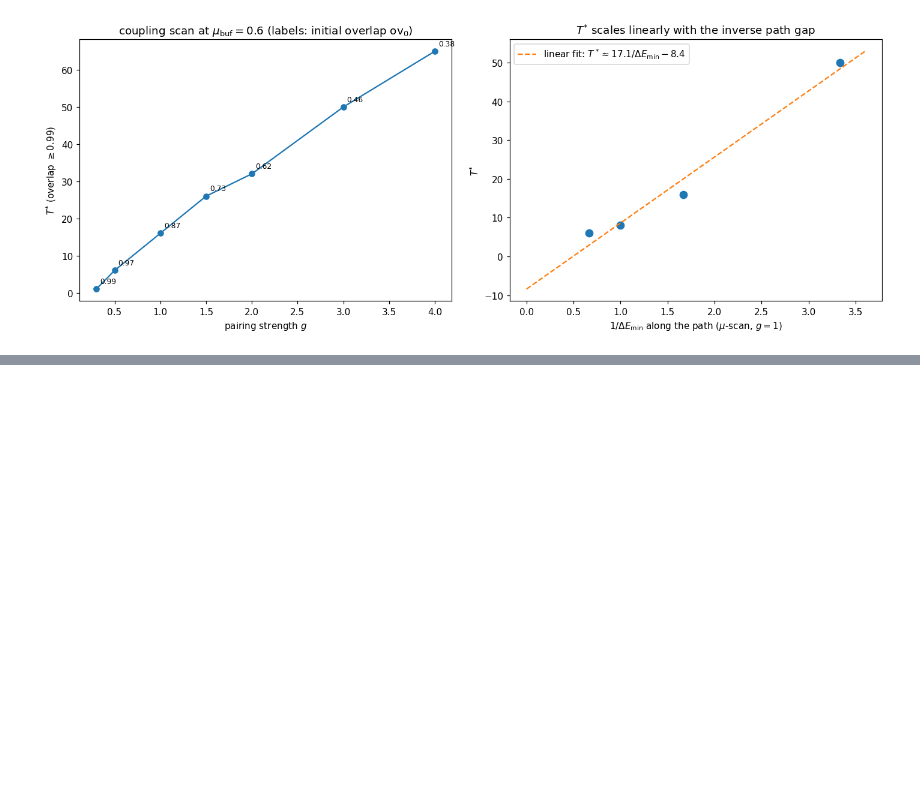
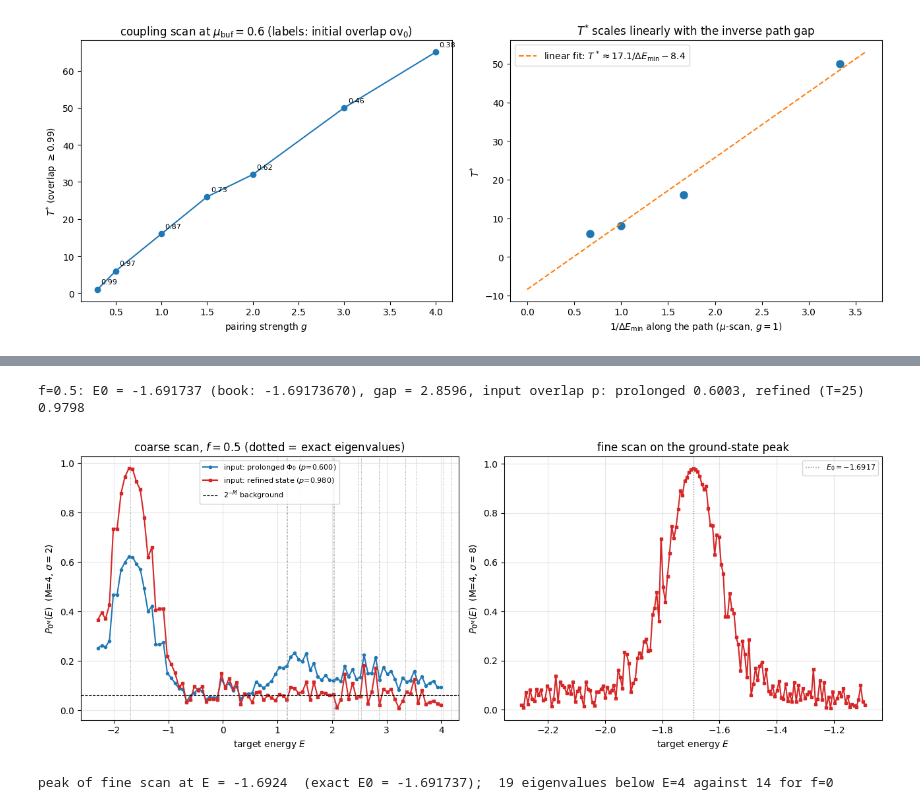
Before and after one commit to CompPhysics/QuantumComputingQuNorth, a Jupyter notebook: EigenQ/pairing-eigenq/notebooks/ResolutionRefPairing.ipynb, the cells around one changed output, grey strips where cells are left out. Saved outputs shown, nothing was run; the diff lists cells and outputs as text; code cells hidden in the pictures; blank space fills up the shorter version.

```diff
--- a/EigenQ/pairing-eigenq/notebooks/ResolutionRefPairing.ipynb
+++ b/EigenQ/pairing-eigenq/notebooks/ResolutionRefPairing.ipynb
@@ -1973,0 +2207,46 @@ mu_buf=1.50  min path gap=1.499  T*=6.0
+# %%
+# <!-- EXT:PH -->
+# ---- rodeo energy scan at f=0.5: prolonged vs refined input ----
+F_SCAN = 0.5
+psi_ref, Hrod = pl.refine_state(N, 4, 25.0, f=F_SCAN)
+Pm = pl.prolong_matrix(2, 4, N)
+nl, sl, il = pl.build_sector(2, N); Hl = pl.H_pairing_sparse(2, G, N, sl, il, f=F_SCAN).toarray()
+psi_pro = Pm @ np.linalg.eigh(Hl)[1][:, 0]; psi_pro = psi_pro/np.linalg.norm(psi_pro)
+wR, VR = np.linalg.eigh(Hrod); E0 = wR[0]; GS = VR[:, 0]
+p_ref = abs(np.vdot(GS, psi_ref))**2; p_pro = abs(np.vdot(GS, psi_pro))**2
+print(f"f={F_SCAN}: E0 = {E0:.6f} (book: -1.69173670), gap = {wR[1]-wR[0]:.4f}, "
+      f"input overlap p: prolonged {p_pro:.4f}, refined (T=25) {p_ref:.4f}")
+
+def scan(v0, Es, sigma, H, M=4, n_sets=12, seed=0):
+    rng = np.random.default_rng(seed); out = np.zeros(len(Es))
+    for s in range(n_sets):
+        for j, E in enumerate(Es):
+            out[j] += pl.rodeo_allzero_prob(v0, H, rng.normal(0, sigma, M), E)
+    return out/n_sets
+
+Es_coarse = np.linspace(E0-0.6, 4.0, 90)
+Es_fine = np.linspace(E0-0.6, E0+0.6, 161)
+Pc_pro = scan(psi_pro, Es_coarse, 2.0, Hrod); Pc_ref = scan(psi_ref, Es_coarse, 2.0, Hrod)
+Pf_ref = scan(psi_ref, Es_fine, 8.0, Hrod)
+
+fig, (axL, axR) = plt.subplots(1, 2, figsize=(13, 5))
+axL.plot(Es_coarse, Pc_pro, 'o-', ms=3, color='C0', label='input: prolonged $\\Phi_0$ ($p$=%.3f)' % p_pro)
+axL.plot(Es_coarse, Pc_ref, 's-', ms=3, color='C3', label='input: refined state ($p$=%.3f)' % p_ref)
+for e in np.unique(np.round(wR[wR < 4.2], 4)):
+    axL.axvline(e, color='gray', ls=':', lw=0.6)
+axL.axhline(0.5**4, color='k', ls='--', lw=0.8, label='$2^{-M}$ background')
+axL.set_xlabel('target energy $E$'); axL.set_ylabel(r'$P_{0^M}(E)$  (M=4, $\sigma=2$)')
+axL.set_title(f'coarse scan, $f={F_SCAN}$ (dotted = exact eigenvalues)'); axL.legend(fontsize=8); axL.grid(alpha=0.3)
+axR.plot(Es_fine, Pf_ref, 's-', ms=3, color='C3')
+axR.axvline(E0, color='gray', ls=':', lw=1.0, label=f'$E_0={E0:.4f}$')
+axR.set_xlabel('target energy $E$'); axR.set_ylabel(r'$P_{0^M}(E)$  (M=4, $\sigma=8$)')
+axR.set_title('fine scan on the ground-state peak'); axR.legend(fontsize=8); axR.grid(alpha=0.3)
+plt.tight_layout(); plt.show()
+jpk = np.argmax(Pf_ref); y0, y1, y2 = Pf_ref[jpk-1:jpk+2]; dx = Es_fine[1]-Es_fine[0]
+Epk = Es_fine[jpk] + 0.5*dx*(y0-y2)/(y0-2*y1+y2)
+print(f"peak of fine scan at E = {Epk:.4f}  (exact E0 = {E0:.6f});  "
+      f"{np.sum(wR < 4.0)} eigenvalues below E=4 against {np.sum(np.linalg.eigvalsh(pl.H_pairing_sparse(4, G, N, *pl.build_sector(4, N)[1:]).toarray()) < 4.0)} for f=0")
+# %% [output]
+f=0.5: E0 = -1.691737 (book: -1.69173670), gap = 2.8596, input overlap p: prolonged 0.6003, refined (T=25) 0.9798
+[figure, added]
+peak of fine scan at E = -1.6924  (exact E0 = -1.691737);  19 eigenvalues below E=4 against 14 for f=0
```
Also changed, not shown: parts of 21 cells of this notebook, 16 other files.
